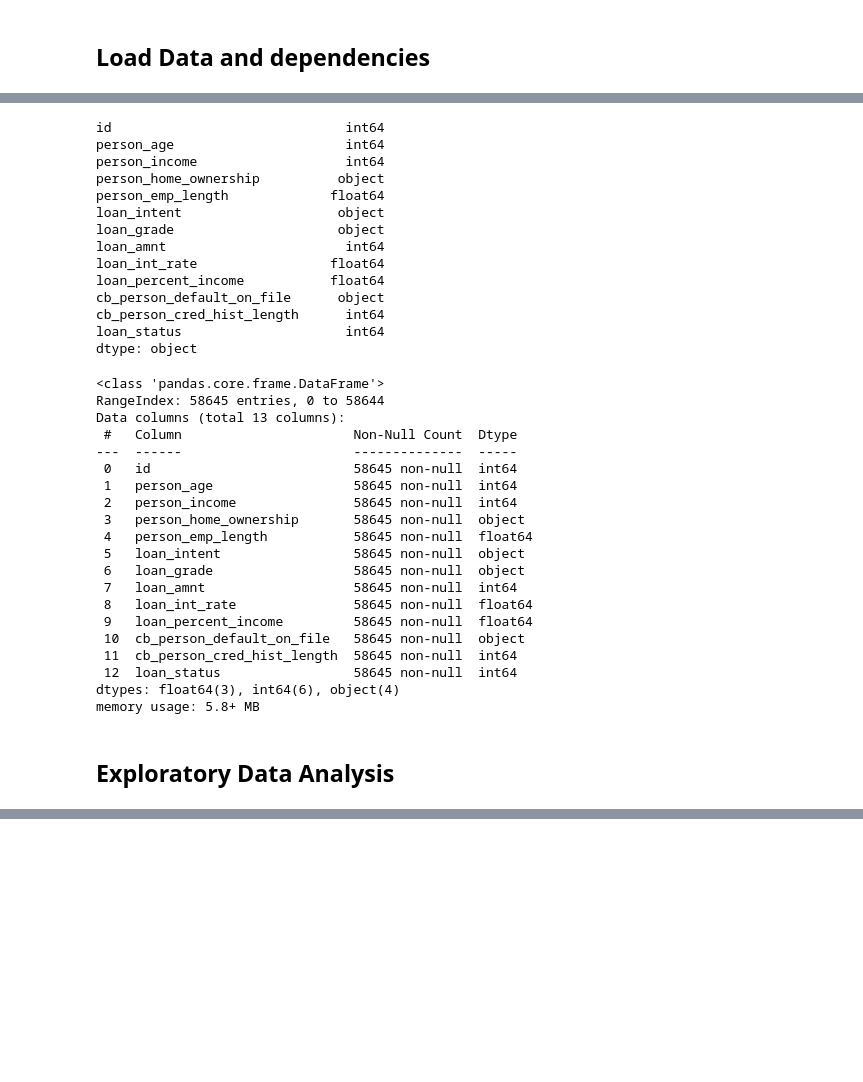
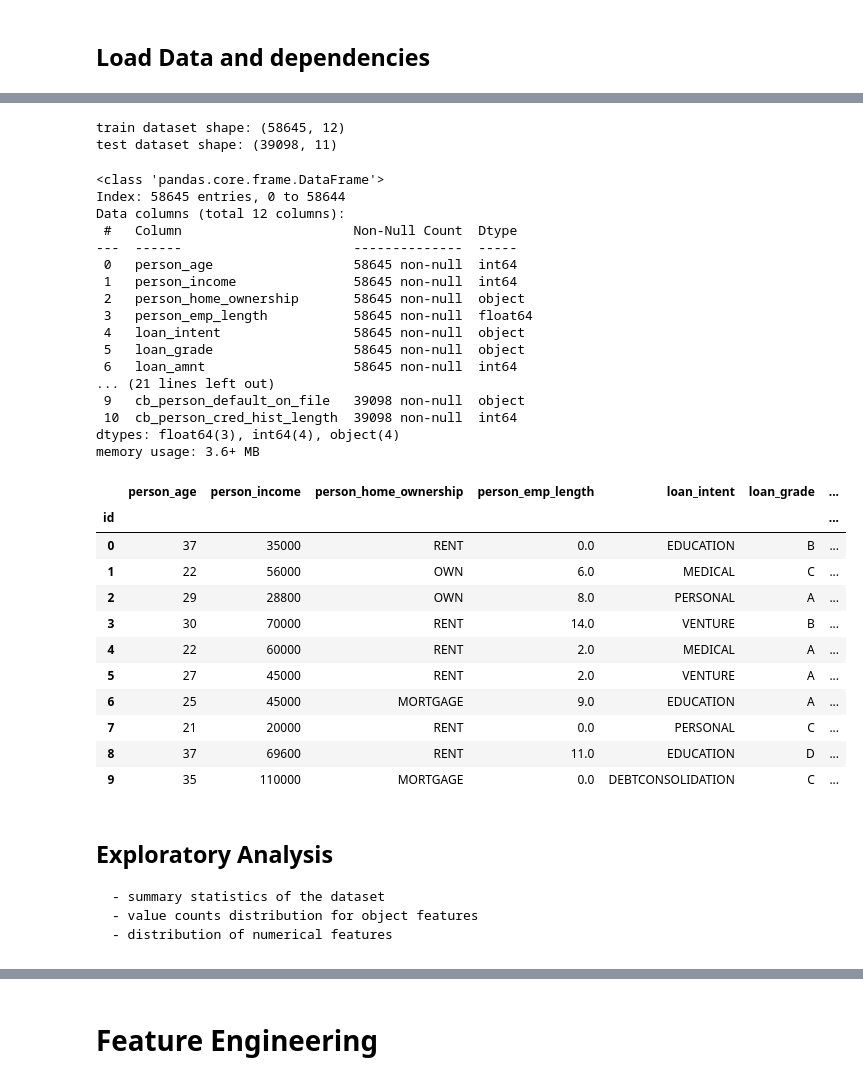
Before and after one commit to Morris-mk/Loan_Approval_Predictor, a Jupyter notebook: project.ipynb, the cells around one changed output, grey strips where cells are left out. Cells and saved outputs as stored; diff of their text form; code cells hidden in the pictures; blank space fills up the shorter version.

```diff
--- a/project.ipynb
+++ b/project.ipynb
@@ -59,45 +72,46 @@ col_test = np.array([c for c in test.columns])
 # drop duplicates
 train = train.drop_duplicates()
 test = test.drop_duplicates()
+print('train dataset shape:', train.shape)
+print('test dataset shape:', test.shape)
+# %% [output]
+train dataset shape: (58645, 12)
+test dataset shape: (39098, 11)
-# %%
-# check for data types
-train.dtypes
-# %% [output]
-id                              int64
-person_age                      int64
-person_income                   int64
-person_home_ownership          object
-person_emp_length             float64
-loan_intent                    object
-loan_grade                     object
-loan_amnt                       int64
-loan_int_rate                 float64
-loan_percent_income           float64
-cb_person_default_on_file      object
-cb_person_cred_hist_length      int64
-loan_status                     int64
-dtype: object
 # %%
-# check for null values
+# check for data types and null values
 train.info()
+
+test.info()
 # %% [output]
 <class 'pandas.core.frame.DataFrame'>
-RangeIndex: 58645 entries, 0 to 58644
-Data columns (total 13 columns):
+Index: 58645 entries, 0 to 58644
+Data columns (total 12 columns):
  #   Column                      Non-Null Count  Dtype
 ---  ------                      --------------  -----
- 0   id                          58645 non-null  int64
- 1   person_age                  58645 non-null  int64
- 2   person_income               58645 non-null  int64
- 3   person_home_ownership       58645 non-null  object
- 4   person_emp_length           58645 non-null  float64
- 5   loan_intent                 58645 non-null  object
- 6   loan_grade                  58645 non-null  object
- 7   loan_amnt                   58645 non-null  int64
- 8   loan_int_rate               58645 non-null  float64
- 9   loan_percent_income         58645 non-null  float64
- 10  cb_person_default_on_file   58645 non-null  object
- 11  cb_person_cred_hist_length  58645 non-null  int64
- 12  loan_status                 58645 non-null  int64
-dtypes: float64(3), int64(6), object(4)
-memory usage: 5.8+ MB
+ 0   person_age                  58645 non-null  int64
+ 1   person_income               58645 non-null  int64
+ 2   person_home_ownership       58645 non-null  object
+ 3   person_emp_length           58645 non-null  float64
+ 4   loan_intent                 58645 non-null  object
+ 5   loan_grade                  58645 non-null  object
+ 6   loan_amnt                   58645 non-null  int64
+... (21 lines left out)
+ 9   cb_person_default_on_file   39098 non-null  object
+ 10  cb_person_cred_hist_length  39098 non-null  int64
+dtypes: float64(3), int64(4), object(4)
+memory usage: 3.6+ MB
+# %%
+train.head(10)
+# %% [output]
+|  | person_age | person_income | person_home_ownership | person_emp_length | loan_intent | loan_grade | ... |
+| id |  |  |  |  |  |  | ... |
+| 0 | 37 | 35000 | RENT | 0.0 | EDUCATION | B | ... |
+| 1 | 22 | 56000 | OWN | 6.0 | MEDICAL | C | ... |
+| 2 | 29 | 28800 | OWN | 8.0 | PERSONAL | A | ... |
+| 3 | 30 | 70000 | RENT | 14.0 | VENTURE | B | ... |
+| 4 | 22 | 60000 | RENT | 2.0 | MEDICAL | A | ... |
+| 5 | 27 | 45000 | RENT | 2.0 | VENTURE | A | ... |
+| 6 | 25 | 45000 | MORTGAGE | 9.0 | EDUCATION | A | ... |
+| 7 | 21 | 20000 | RENT | 0.0 | PERSONAL | C | ... |
+| 8 | 37 | 69600 | RENT | 11.0 | EDUCATION | D | ... |
+| 9 | 35 | 110000 | MORTGAGE | 0.0 | DEBTCONSOLIDATION | C | ... |
@@ -109,7 +125,10 @@ def clamp_outliers(data):
         q3 = col.quantile[0.75]
         iqr = q3 - q1
 # %% [markdown]
-## Exploratory Data Analysis
+## Exploratory Analysis
+    - summary statistics of the dataset
+    - value counts distribution for object features
+    - distribution of numerical features
 # %%
 # summary statistics
 round(train.describe(), 2)
@@ -123,3 +142,5 @@ round(train.describe(), 2)
 | 50% | 29322.0 | 26.00 | 58000.00 | 4.00 | 8000.00 | 10.75 | 0.14 | ... |
 | 75% | 43983.0 | 30.00 | 75600.00 | 7.00 | 12000.00 | 12.99 | 0.21 | ... |
 | max | 58644.0 | 123.00 | 1900000.00 | 123.00 | 35000.00 | 23.22 | 0.83 | ... |
+# %% [markdown]
+# Feature Engineering
```
Also changed, not shown: parts of 8 cells of this notebook.
